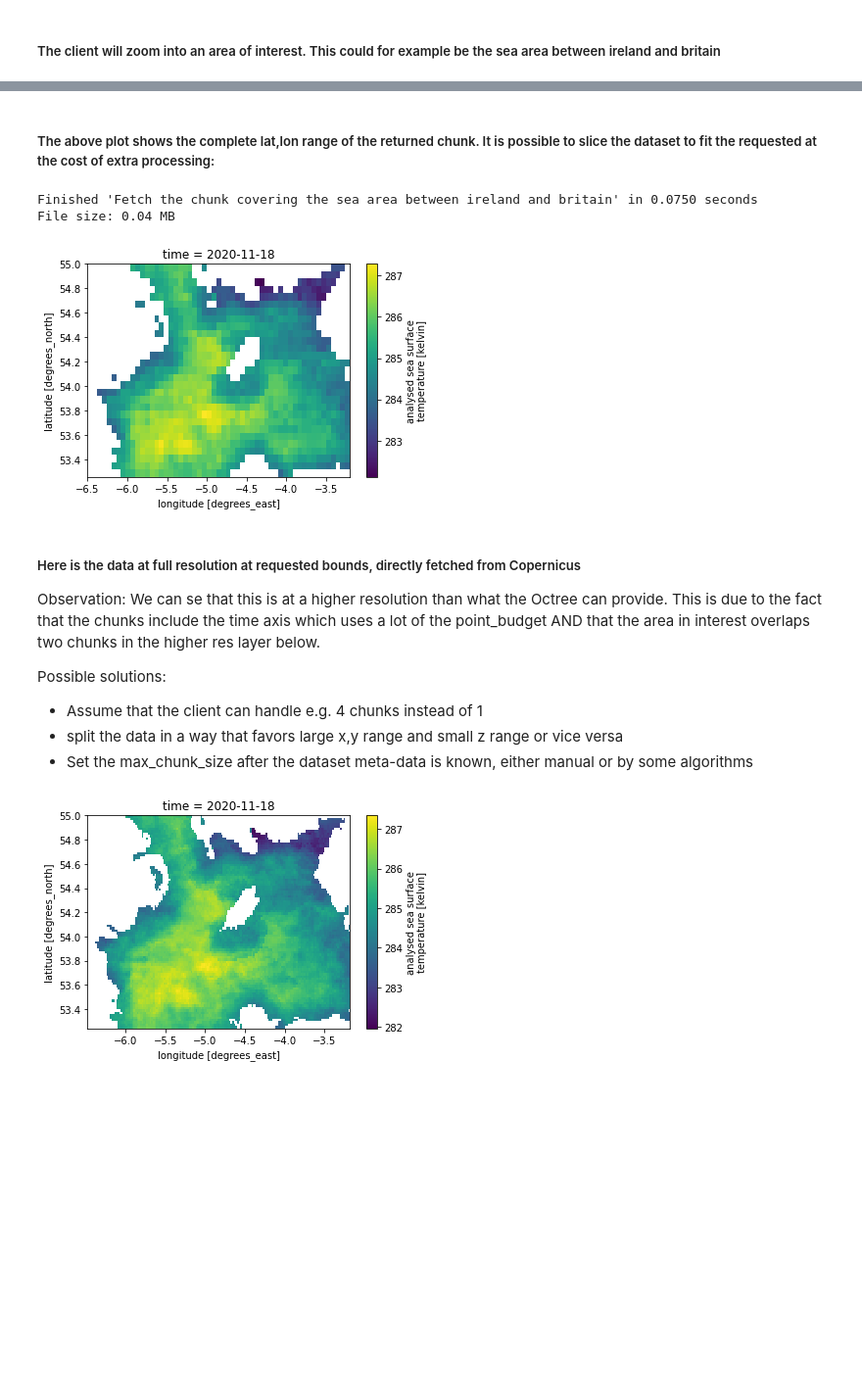
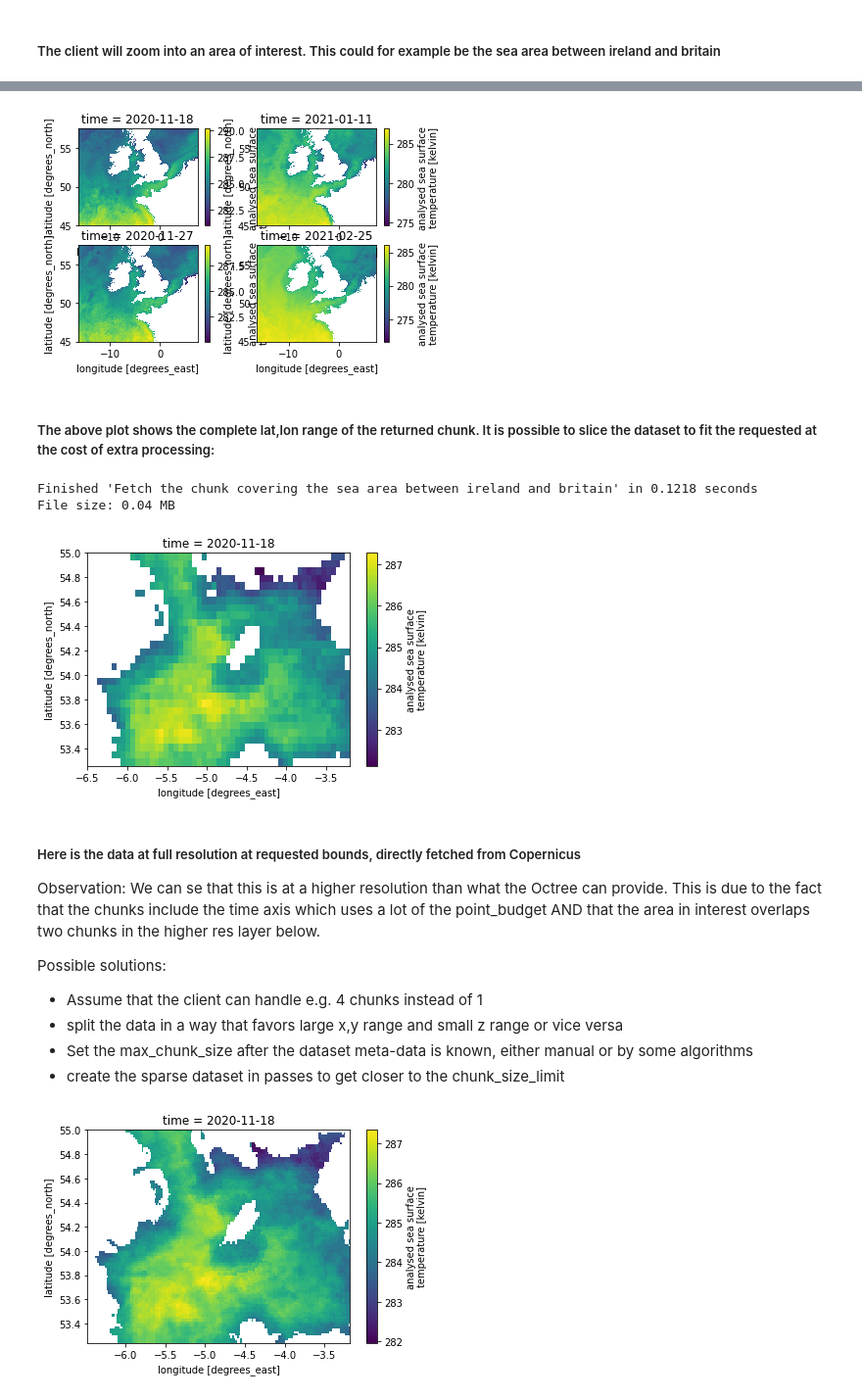
Before and after one commit to oyjoh/adaptive-data-retrieval, a Jupyter notebook: data_handler_demo.ipynb, the cells around one changed output, grey strips where cells are left out. Shown: that part at 98% size. Drawn from its saved outputs; the diff is of its cells as text; code cells hidden in the pictures; blank space fills up the shorter version.

```diff
--- a/data_handler_demo.ipynb
+++ b/data_handler_demo.ipynb
@@ -40,14 +40,14 @@ data_handler = DataHandler()
 
 # Note: The OPeNDAP access class will estimate the total file size by downloanding a small slice of the dataset.
 # This will take some time, and therefore file size of the dataset should be provided as parameter if known
-data_handler.set_opendap_cas(cas_url, dataset_url, USERNAME, PASSWORD)
+data_handler.set_opendap_cas(cas_url, dataset_url, USERNAME, PASSWORD, 27817)
 
 # Set the maximum chunk size in MB.
 # keep in mind that the client can possibly work with multiple chunks simoultaneously to increase interactivity. This is a design choice front-end.
 data_handler.set_max_chunk_size(50)
 
 # Show the auto-selected data structure
-print(f'Data structure in use: {data_handler.data_structure}')
+print(f"Data structure in use: {data_handler.data_structure}")
 # %% [output]
 Data structure in use: Octree with 4096 chunks of maximum size 50MB
 # %% [markdown]
@@ -118,12 +124,18 @@ Dimensions of current chunk Frozen({'lat': 250, 'lon': 475, 'time': 41})
 # %% [markdown]
 ##### The client will zoom into an area of interest. This could for example be the sea area between ireland and britain
 # %%
-query_bounds = ((53.236217,55.009163), (-6.471515,-3.173936), (np.datetime64('2020-11-18'), np.datetime64('2020-11-19')))
+query_bounds = (
+    (53.236217, 55.009163),
+    (-6.471515, -3.173936),
+    (np.datetime64("2020-11-18"), np.datetime64("2020-12-19")),
+)
 
-with Timer('Fetch the chunk covering the sea area between ireland and britain'):
-    file_name, xr_chunk = data_handler.request_data_netcdf(query_bounds, return_xr_chunk=True)
-print(f'File size: {get_file_size_MB(file_name):.2f} MB')
-print(f'Dimensions of current chunk {xr_chunk.ds.dims}')
+with Timer("Fetch the chunk covering the sea area between ireland and britain"):
+    file_name, xr_chunk = data_handler.request_data_netcdf(
+        query_bounds, return_xr_chunk=True
+    )
+print(f"File size: {get_file_size_MB(file_name):.2f} MB")
+print(f"Dimensions of current chunk {xr_chunk.ds.dims}")
 
-Plot.netcdf_color_contour(data_variable='analysed_sst', netcdf_file=file_name)
+Plot.netcdf_color_contour(data_variable="analysed_sst", netcdf_file=file_name)
 # %% [output]
@@ -134,15 +168,35 @@ Dimensions of current chunk Frozen({'lat': 209, 'lon': 396, 'time': 34})
+# %%
+# select some random cached timestamps
+time = [
+    np.datetime64("2020-11-18"),
+    np.datetime64("2021-01-11"),
+    np.datetime64("2020-11-27"),
+    np.datetime64("2021-02-25"),
+]
+
+Plot.netcdf_color_contour_multi_time(
+    data_variable="analysed_sst", time=time, netcdf_file=file_name
+)
+# %% [output]
+[figure, added]
 # %% [markdown]
 ##### The above plot shows the complete lat,lon range of the returned chunk. It is possible to slice the dataset to fit the requested at the cost of extra processing:
 # %%
-query_bounds = ((53.236217,55.009163), (-6.471515,-3.173936), (np.datetime64('2020-11-18'), np.datetime64('2020-11-19')))
+query_bounds = (
+    (53.236217, 55.009163),
+    (-6.471515, -3.173936),
+    (np.datetime64("2020-11-18"), np.datetime64("2020-11-19")),
+)
 
-with Timer('Fetch the chunk covering the sea area between ireland and britain'):
-    file_name, xr_chunk = data_handler.request_data_netcdf(query_bounds, return_xr_chunk=True, fit_bounds=True)
-print(f'File size: {get_file_size_MB(file_name):.2f} MB')
+with Timer("Fetch the chunk covering the sea area between ireland and britain"):
+    file_name, xr_chunk = data_handler.request_data_netcdf(
+        query_bounds, return_xr_chunk=True, fit_bounds=True
+    )
+print(f"File size: {get_file_size_MB(file_name):.2f} MB")
 
-Plot.netcdf_color_contour(data_variable='analysed_sst', netcdf_file=file_name)
+Plot.netcdf_color_contour(data_variable="analysed_sst", netcdf_file=file_name)
 # %% [output]
-Finished 'Fetch the chunk covering the sea area between ireland and britain' in 0.0750 seconds
+Finished 'Fetch the chunk covering the sea area between ireland and britain' in 0.1218 seconds
 File size: 0.04 MB
 [figure]
 # %% [markdown]
@@ -154,5 +208,6 @@ Possible solutions:
 - Assume that the client can handle e.g. 4 chunks instead of 1
 - split the data in a way that favors large x,y range and small z range or vice versa
 - Set the max_chunk_size after the dataset meta-data is known, either manual or by some algorithms
+- create the sparse dataset in passes to get closer to the chunk_size_limit
 # %%
 import xarray as xr
```
Also changed, not shown: parts of 9 cells of this notebook, 3 other files.
